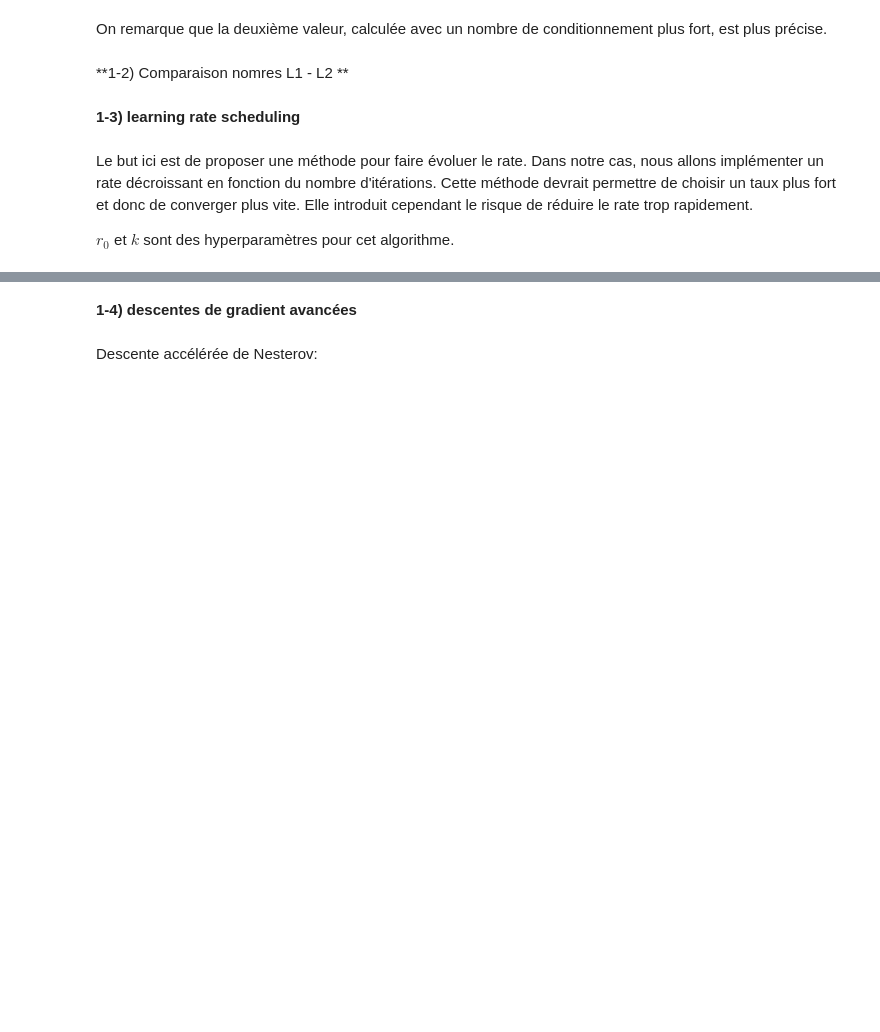
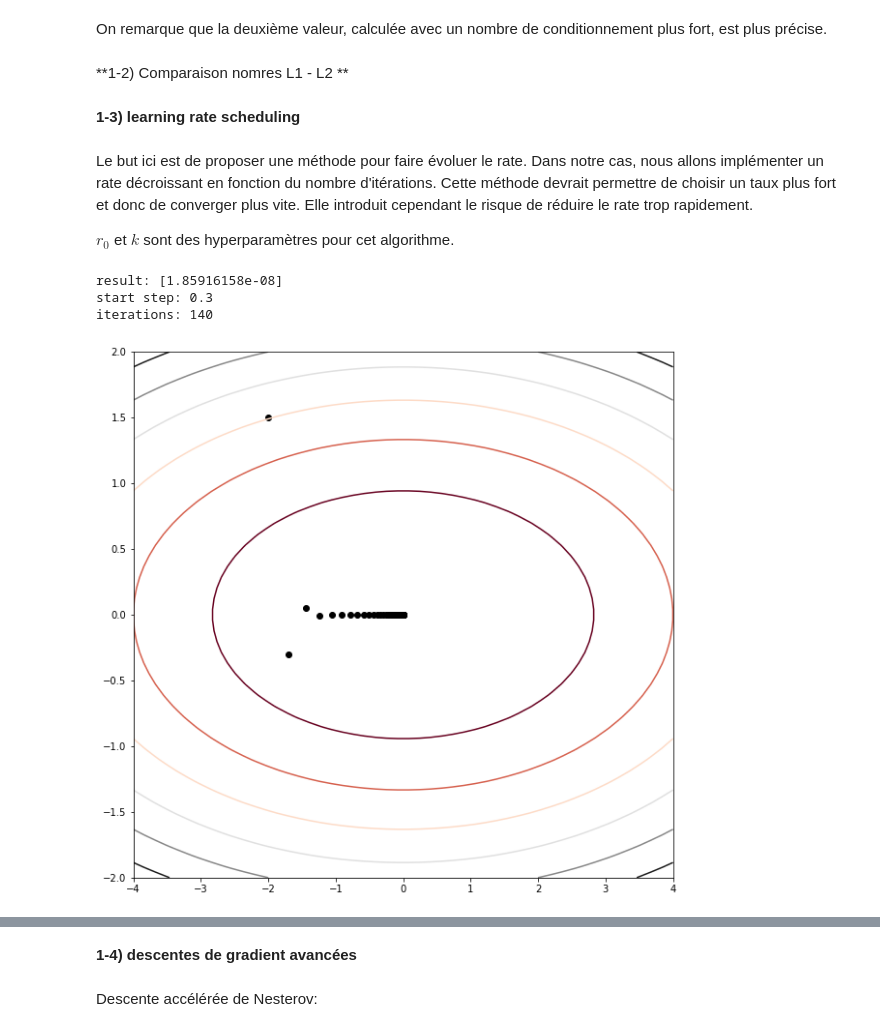
Before and after one commit to Garfounkel/Convex-Optimisation, a Jupyter notebook: ocvx_exam2_2019.ipynb, the cells around one changed output, grey strips where cells are left out. Saved outputs shown, nothing was run; the diff lists cells and outputs as text; code cells hidden in the pictures; blank space fills up the shorter version.

Commit message:
ex1-3: Complete learning rate scheduling, add description of the results

```diff
--- a/ocvx_exam2_2019.ipynb
+++ b/ocvx_exam2_2019.ipynb
@@ -40,12 +36,6 @@ def build_obj(a):
     def obj_func(x):
         return (x[0] ** 2)/2 + a*(x[1] ** 2)/2
     return obj_func
-
-
-def build_derivative_obj(a):
-    def derivative_obj(x):
-        return x[0] + a*x[1]
-    return derivative_obj
 
 def gradient_descent(x, ob_function, d_direction,
                      rate=(lambda x, y: 0.01),
@@ -73,19 +63,21 @@ def gradient_descent(x, ob_function, d_direction,
 
     """
     n_iter = 0
-    decay = tolerance + 10  # Make sure that we get into first loop
+    decay = tolerance + 1
     y = ob_function(x)
+    plot_f(x, y)
     while decay > tolerance and n_iter < max_iter:
         grad = d_direction(ob_function, x)
         x = x - rate(ob_function, n_iter) * grad
-        tmp_y = ob_function(x)
         decay = np.linalg.norm(grad, norm)
-        y = tmp_y
         n_iter += 1
+        y = ob_function(x)
         plot_f(x, y)
     if verbose:
         print(' Iteration nu. = {}\n approx. = {}\n ob value = {}\n and decay = {}.'.format(n_iter, x.flatten(), y[0], decay))
-    return ((x, y), n_iter) if decay <= tolerance else warnings.warn("Decay didn't get under tolerance rate.", RuntimeWarning)
+    if decay > tolerance:
+        warnings.warn("Decay didn't get under tolerance rate.", RuntimeWarning)
+    return ((x, y), n_iter)
 # %%
 def eval_nb_iterations(step, k=0, set_size=60, max_value=50, start=np.array([[1], [1]], dtype=float)):
 
@@ -227,30 +220,38 @@ $r_0$ et $k$ sont des hyperparamètres pour cet algorithme.
 # %%
 def plot_2d(ob_function, xmin=-4, xmax=4, ymin=-2, ymax=2, nb_pts_h=50, nb_pts_v=50):
     x1 = np.linspace(xmin, xmax, nb_pts_h)
     x2 = np.linspace(ymin, ymax, nb_pts_v)
     X, Y = np.meshgrid(x1, x2)
     Z = ob_function(np.stack((X,Y), axis=0))
     plt.contour(X, Y, Z, cmap='RdGy')
 
 plt.figure(figsize=(10,10))
 plot_2d(obj)
 
-step = 0.2
-k=0
-start=np.array([[2], [5]], dtype=float)
-a = 10
+step = 0.3
+k = 0.015
+
+start=np.array([[-2], [1.5]], dtype=float)
+a = 8
 
 m = np.array([[1, 0], [0, a]])
 nb_cond1 = np.linalg.norm(m, 2) * np.linalg.norm(np.linalg.inv(m), 2)
-conditioning = nb_cond1
 
 obj = build_obj(a)
 derivative_obj = build_derivative_obj(a)
 
-(x, y), n_iter = gradient_descent(start, obj, d_sgd,
+(x, y), n_iter = gradient_descent(start, obj, d_gd,
                                   rate=(lambda x, y: step * np.exp(-k * y)),
-                                  decay_function=(lambda x, y: abs(x[0] - y[0])),
                                   tolerance=0.0001, max_iter=1000,
                                   plot_f=(lambda x, y:plt.scatter(x[0], x[1], c='k')))
-result = y[0]
+result = y
+
+print("result: " + str(result))
+print("start step: " + str(step))
+print("iterations: " + str(n_iter))
+# %% [output]
+result: [1.85916158e-08]
+start step: 0.3
+iterations: 140
+[figure, added]
 # %%
```
Also changed, not shown: parts of 8 cells of this notebook.
